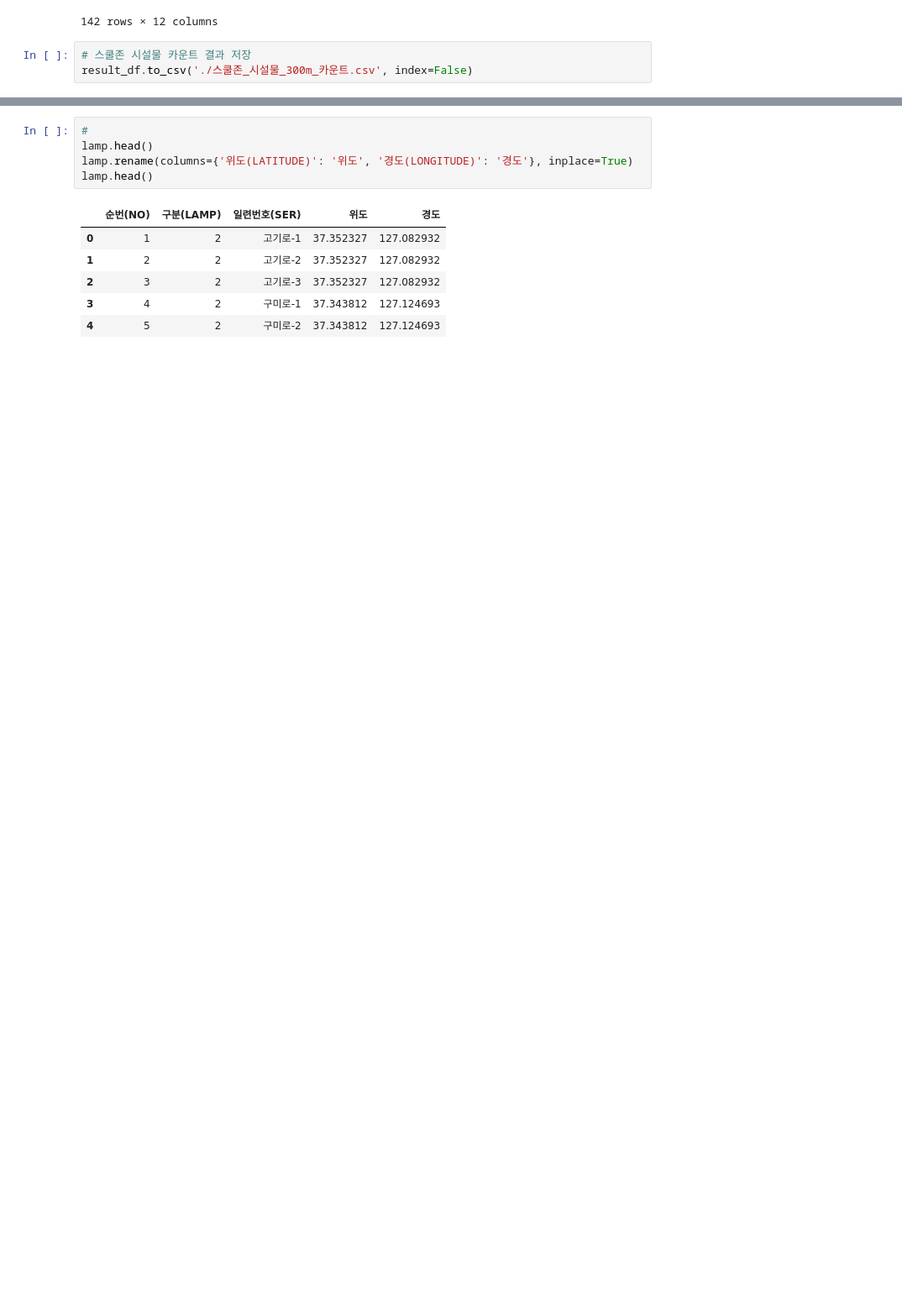
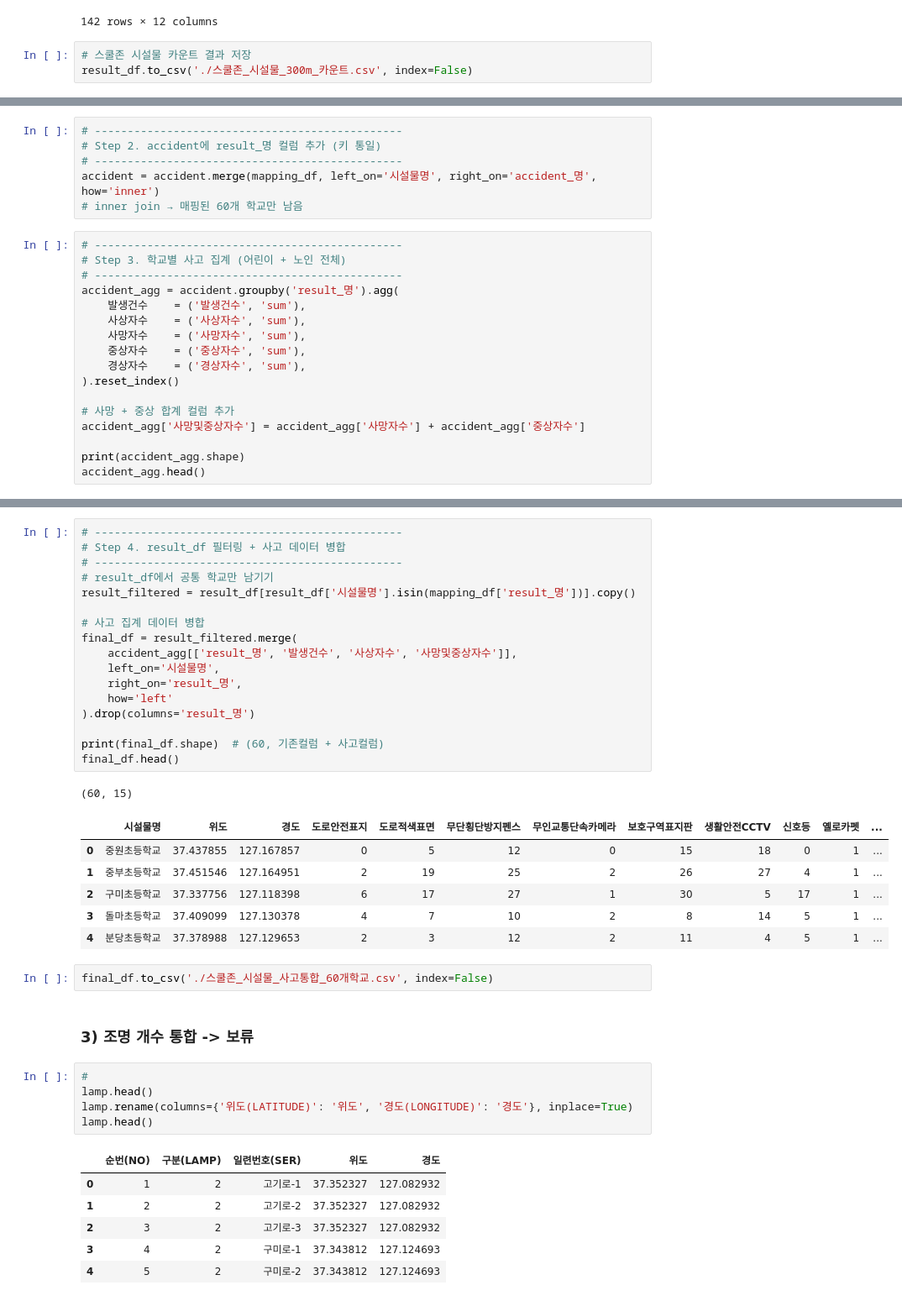
Before and after one commit to jimena1lee/1stProject_MSAI09, a Jupyter notebook: Preprocessing/preprocessing.ipynb, the cells around one changed output, grey strips where cells are left out. Shown at 84% size. Drawn from its saved outputs; the diff is of its cells as text; blank space fills up the shorter version.

```diff
--- a/Preprocessing/preprocessing.ipynb
+++ b/Preprocessing/preprocessing.ipynb
@@ -189,0 +296,23 @@ result_df에만 있는 수: 82
+# %%
+# -----------------------------------------------
+# Step 2. accident에 result_명 컬럼 추가 (키 통일)
+# -----------------------------------------------
+accident = accident.merge(mapping_df, left_on='시설물명', right_on='accident_명', how='inner')
+# inner join → 매핑된 60개 학교만 남음
+# %%
+# -----------------------------------------------
+# Step 3. 학교별 사고 집계 (어린이 + 노인 전체)
+# -----------------------------------------------
+accident_agg = accident.groupby('result_명').agg(
+    발생건수    = ('발생건수', 'sum'),
+    사상자수    = ('사상자수', 'sum'),
+    사망자수    = ('사망자수', 'sum'),
+    중상자수    = ('중상자수', 'sum'),
+    경상자수    = ('경상자수', 'sum'),
+).reset_index()
+
+# 사망 + 중상 합계 컬럼 추가
+accident_agg['사망및중상자수'] = accident_agg['사망자수'] + accident_agg['중상자수']
+
+print(accident_agg.shape)
+accident_agg.head()
@@ -190,3 +327,32 @@ result_df에만 있는 수: 82
+# %%
+# -----------------------------------------------
+# Step 4. result_df 필터링 + 사고 데이터 병합
+# -----------------------------------------------
+# result_df에서 공통 학교만 남기기
+result_filtered = result_df[result_df['시설물명'].isin(mapping_df['result_명'])].copy()
+
+# 사고 집계 데이터 병합
+final_df = result_filtered.merge(
+    accident_agg[['result_명', '발생건수', '사상자수', '사망및중상자수']],
+    left_on='시설물명',
+    right_on='result_명',
+    how='left'
+).drop(columns='result_명')
+
+print(final_df.shape)  # (60, 기존컬럼 + 사고컬럼)
+final_df.head()
+# %% [output]
+(60, 15)
+|  | 시설물명 | 위도 | 경도 | 도로안전표지 | 도로적색표면 | 무단횡단방지펜스 | 무인교통단속카메라 | 보호구역표지판 | 생활안전CCTV | 신호등 | 옐로카펫 | ... |
+| 0 | 중원초등학교 | 37.437855 | 127.167857 | 0 | 5 | 12 | 0 | 15 | 18 | 0 | 1 | ... |
+| 1 | 중부초등학교 | 37.451546 | 127.164951 | 2 | 19 | 25 | 2 | 26 | 27 | 4 | 1 | ... |
+| 2 | 구미초등학교 | 37.337756 | 127.118398 | 6 | 17 | 27 | 1 | 30 | 5 | 17 | 1 | ... |
+| 3 | 돌마초등학교 | 37.409099 | 127.130378 | 4 | 7 | 10 | 2 | 8 | 14 | 5 | 1 | ... |
+| 4 | 분당초등학교 | 37.378988 | 127.129653 | 2 | 3 | 12 | 2 | 11 | 4 | 5 | 1 | ... |
+# %%
+final_df.to_csv('./스쿨존_시설물_사고통합_60개학교.csv', index=False)
+# %% [markdown]
+### 3) 조명 개수 통합 -> 보류
 # %%
 #
 lamp.head()
```
Also changed, not shown: parts of 11 cells of this notebook.
